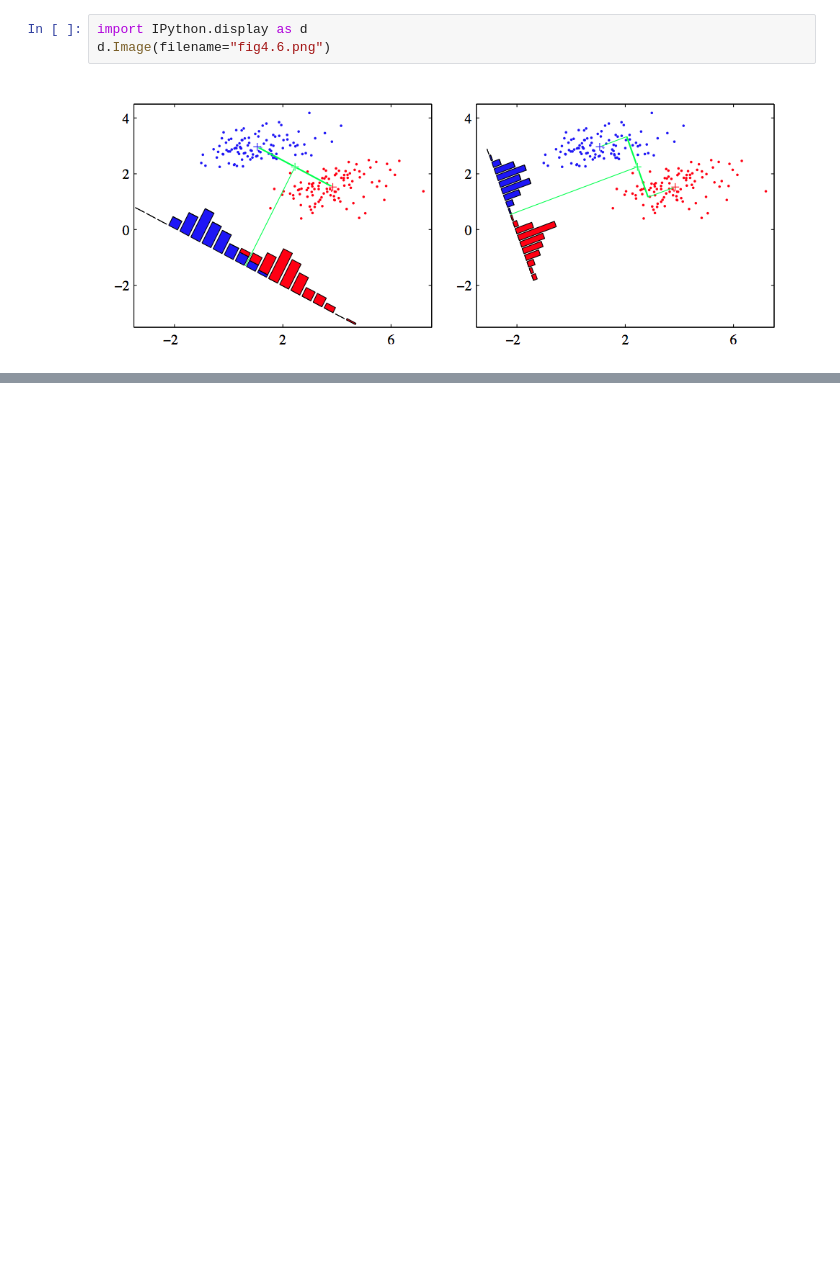
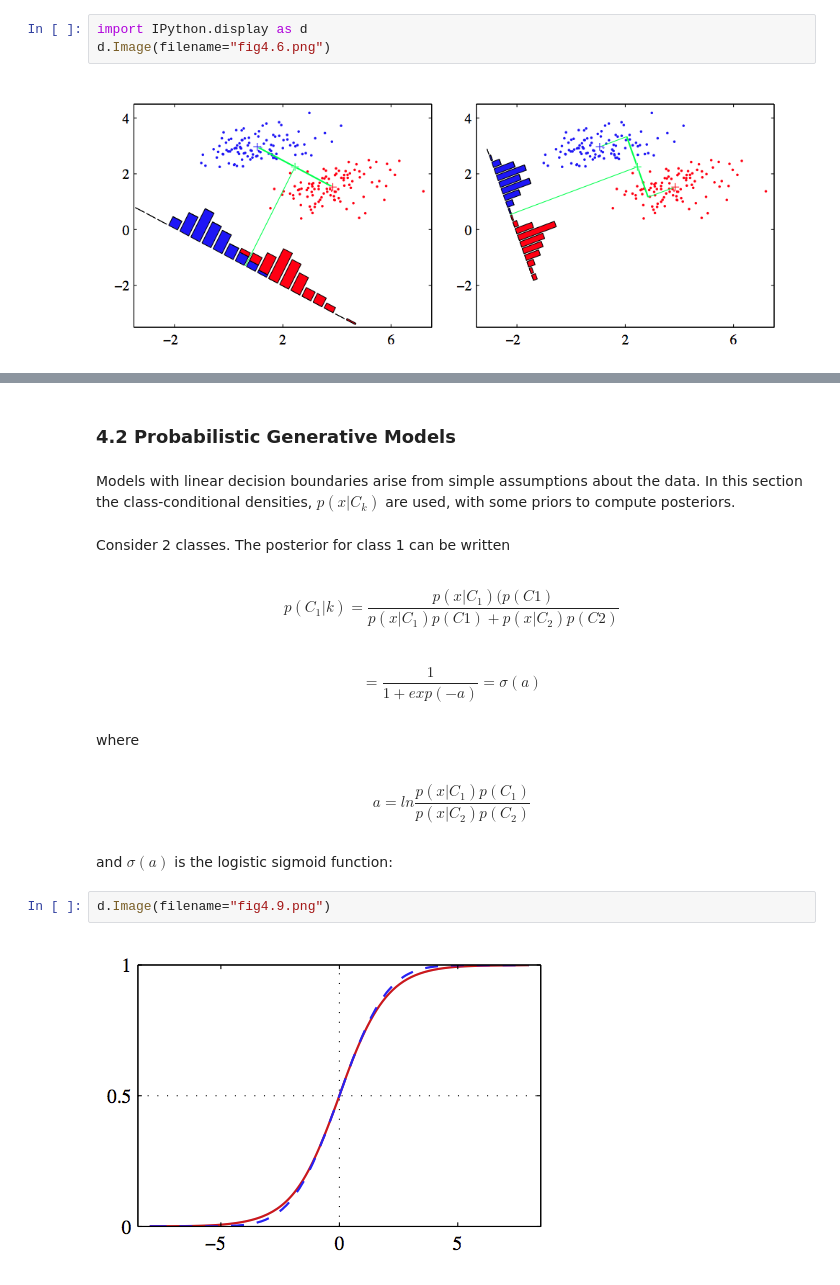
Before and after one commit to iancze/CfAML, a Jupyter notebook: Linear_Classification/linear_classification.ipynb, the cells around one changed output, grey strips where cells are left out. Saved outputs shown, nothing was run; the diff lists cells and outputs as text; blank space fills up the shorter version.

```diff
--- a/Linear_Classification/linear_classification.ipynb
+++ b/Linear_Classification/linear_classification.ipynb
@@ -121,0 +144,20 @@ d.Image(filename="fig4.6.png")
+# %% [markdown]
+<h3>4.2 Probabilistic Generative Models</h3>
+# %% [markdown]
+Models with linear decision boundaries arise from simple assumptions about the data. In this section the class-conditional densities, $p(x|C_k)$ are used, with some priors to compute posteriors.
+# %% [markdown]
+Consider 2 classes. The posterior for class 1 can be written
+# %% [markdown]
+$$p(C_1|k) = \frac{p(x|C_1)(p(C1)}{p(x|C_1)p(C1) + p(x|C_2)p(C2)}$$
+# %% [markdown]
+$$= \frac{1}{1+exp(-a)} = \sigma(a)$$
+# %% [markdown]
+where
+# %% [markdown]
+$$a = ln\frac{p(x|C_1)p(C_1)}{p(x|C_2)p(C_2)}$$
+# %% [markdown]
+and $\sigma(a)$ is the logistic sigmoid function:
+# %%
+d.Image(filename="fig4.9.png")
+# %% [output]
+[figure, added]
```
Also changed, not shown: parts of 38 cells of this notebook.
